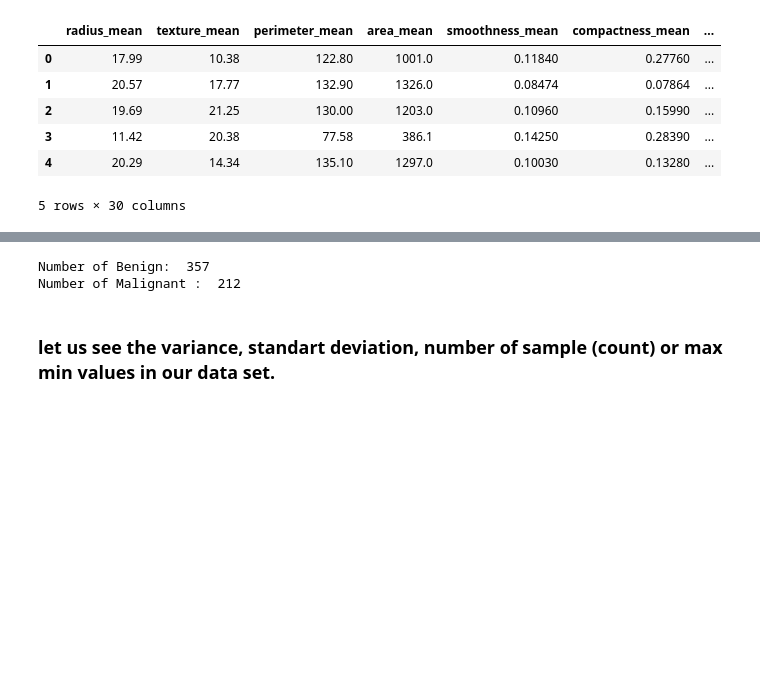
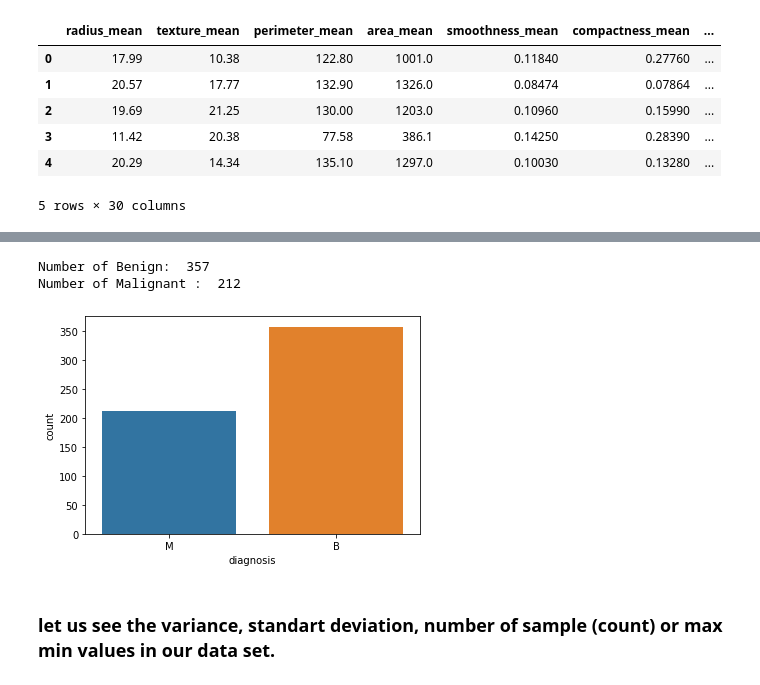
Before and after one commit to nebasam/Industry---Casualty-Challenge, a Jupyter notebook: notebook/feature.ipynb, the cells around one changed output, grey strips where cells are left out. Drawn from its saved outputs; the diff is of its cells as text; code cells hidden in the pictures; blank space fills up the shorter version.

Commit message:
refactors exploration

```diff
--- a/notebook/feature.ipynb
+++ b/notebook/feature.ipynb
@@ -19,7 +15,14 @@ data.csv
+# %%
+sys.path.append(os.path.abspath(os.path.join('../scripts')))
+from file_read import FileHandler
+from exploration import Exploration
+filehandler = FileHandler()
+exploration =  Exploration()
 # %% [markdown]
 ## Read and Analyze data
 # %%
-data = pd.read_csv('../input/data.csv')
+
+data = filehandler.read_csv('../input/data.csv')
 # %%
 data.head()
 # %% [output]
@@ -62,8 +65,5 @@ x.head()
 | 4 | 20.29 | 14.34 | 135.10 | 1297.0 | 0.10030 | 0.13280 | ... |
 5 rows × 30 columns
 # %%
-ax = sns.countplot(y,label="Count")
-B, M = y.value_counts()
-print('Number of Benign: ',B)
-print('Number of Malignant : ',M)
+exploration.countplots(y,text1='Number of Benign: ',text2='Number of Malignant : ')
 # %% [output]
@@ -72,5 +70,6 @@ print('Number of Malignant : ',M)
 Number of Benign:  357
 Number of Malignant :  212
+[figure, added]
 # %% [markdown]
 ### let us see the variance, standart deviation, number of sample (count) or max min values in our data set.
 # %%
```
Also changed, not shown: parts of 3 cells of this notebook, 2 other files.
